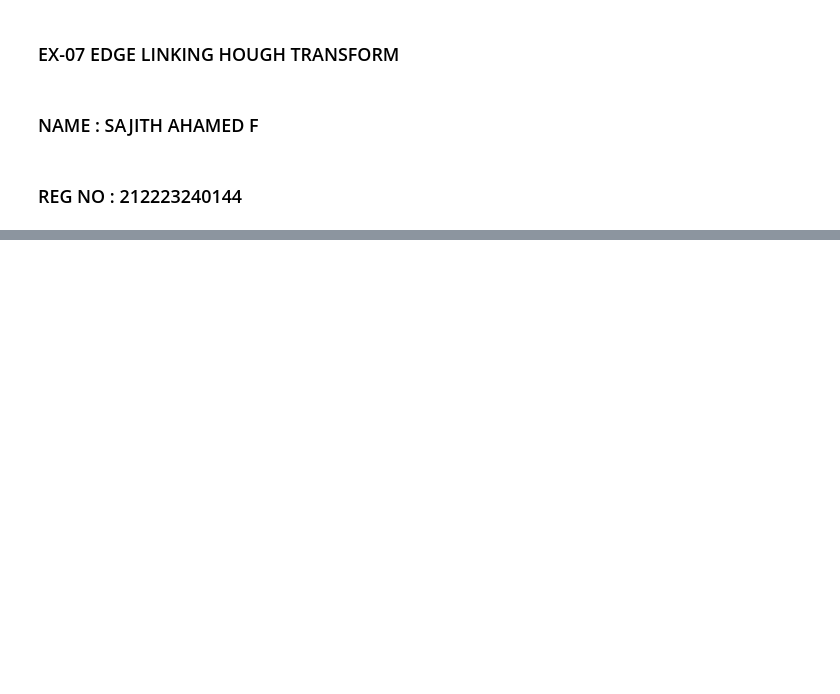
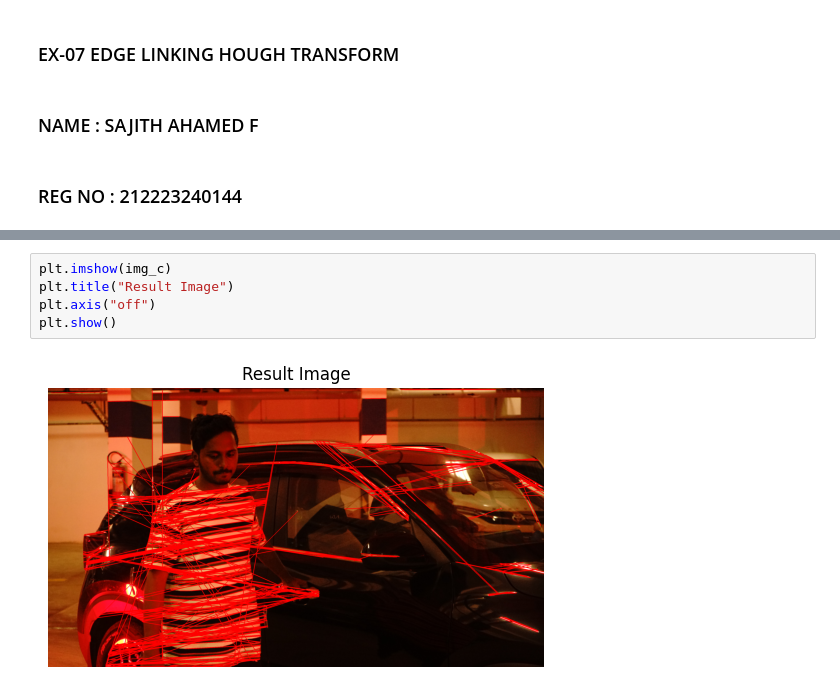
Before and after one commit to Sajith-28/Edge-Linking-using-Hough-Transformm, a Jupyter notebook: EXP 7 DIPT.ipynb, the cells around one changed output, grey strips where cells are left out. Saved outputs shown, nothing was run; the diff lists cells and outputs as text; blank space fills up the shorter version.

```diff
--- a/EXP 7 DIPT.ipynb
+++ b/EXP 7 DIPT.ipynb
@@ -27,0 +42,7 @@ error: OpenCV(4.13.0) D:\a\opencv-python\opencv-python\opencv\modules\imgproc\sr
+# %%
+plt.imshow(img_c)
+plt.title("Result Image")
+plt.axis("off")
+plt.show()
+# %% [output]
+[figure, added]
```
Also changed, not shown: parts of 4 cells of this notebook.
